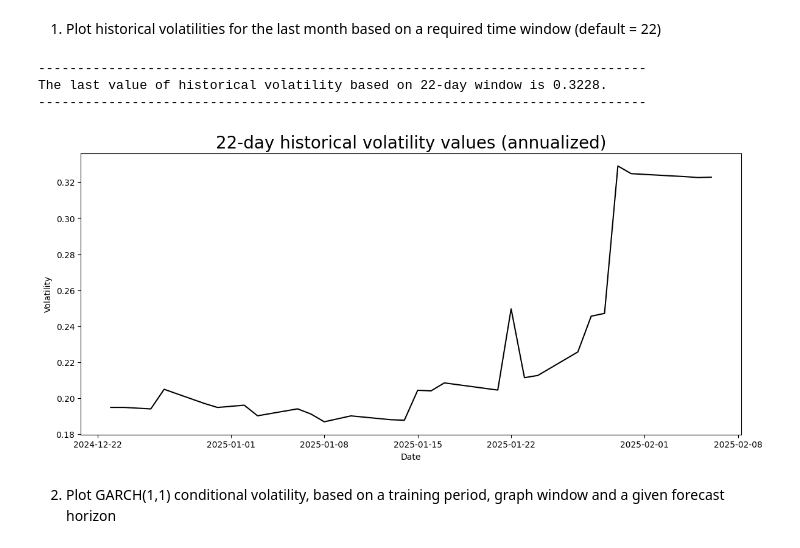
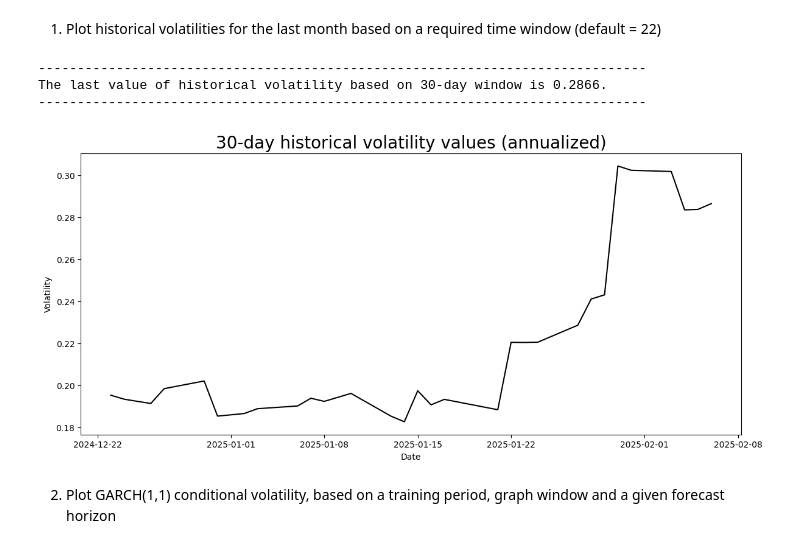
Before and after one commit to MatyasSvehla/iv_surface, a Jupyter notebook: iv_calc_oop.ipynb, the cells around one changed output. Drawn from its saved outputs; the diff is of its cells as text; code cells hidden in the pictures.

```diff
--- a/iv_calc_oop.ipynb
+++ b/iv_calc_oop.ipynb
@@ -453,12 +453,12 @@ msft_vol = VolatilityCalculator("MSFT")
 # %% [markdown]
 1. Plot historical volatilities for the last month based on a required time window (default = 22)
 # %%
-msft_vol.hist_vol()
+msft_vol.hist_vol(hist_window=30)
 # %% [output]
 ------------------------------------------------------------------------------
-The last value of historical volatility based on 22-day window is 0.3228.
+The last value of historical volatility based on 30-day window is 0.2866.
 ------------------------------------------------------------------------------
-[figure, old version]
+[figure, new version]
 # %% [markdown]
 2) Plot GARCH(1,1) conditional volatility, based on a training period, graph window and a given forecast horizon
 # %%
```
Also changed, not shown: parts of 1 cell of this notebook, 1 other file.
